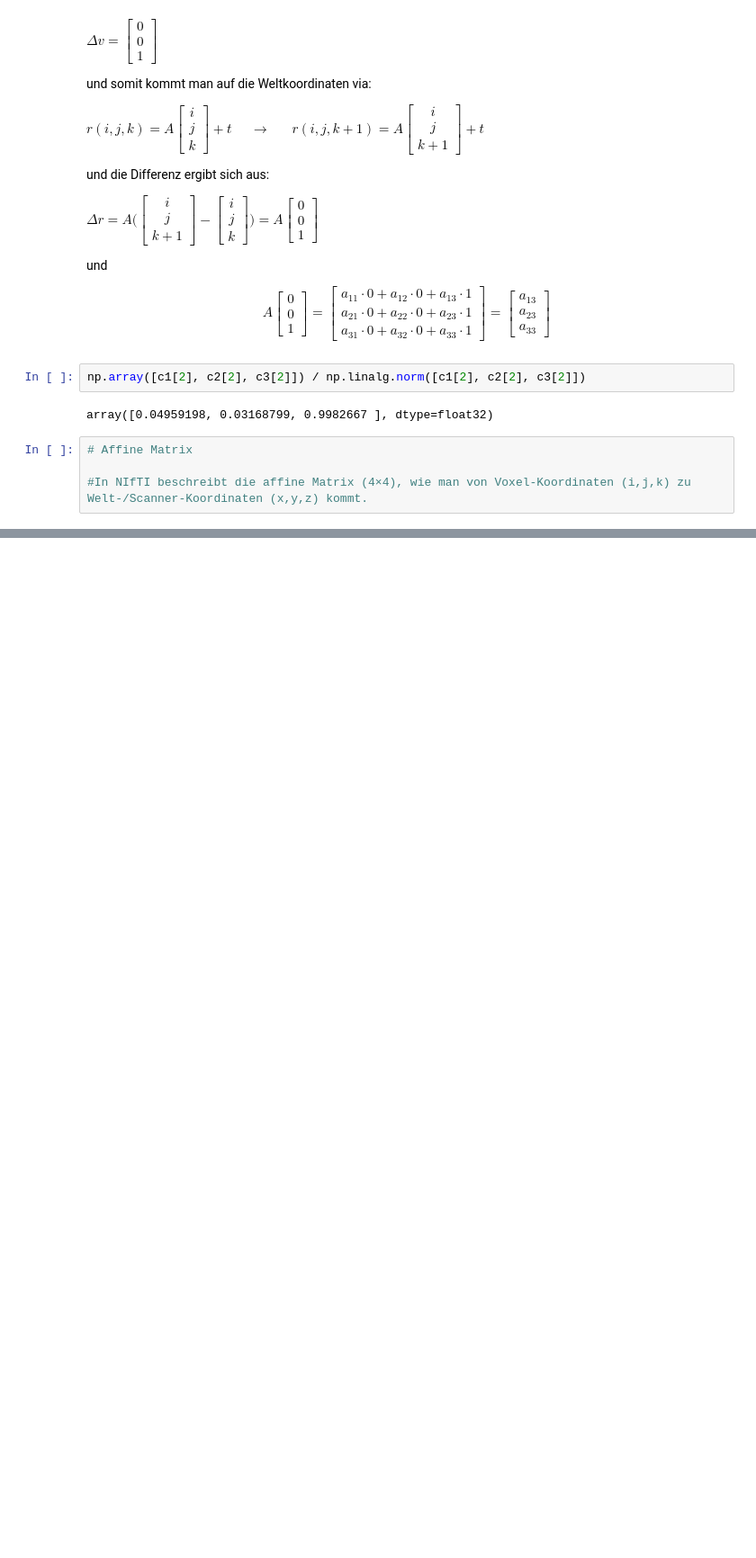
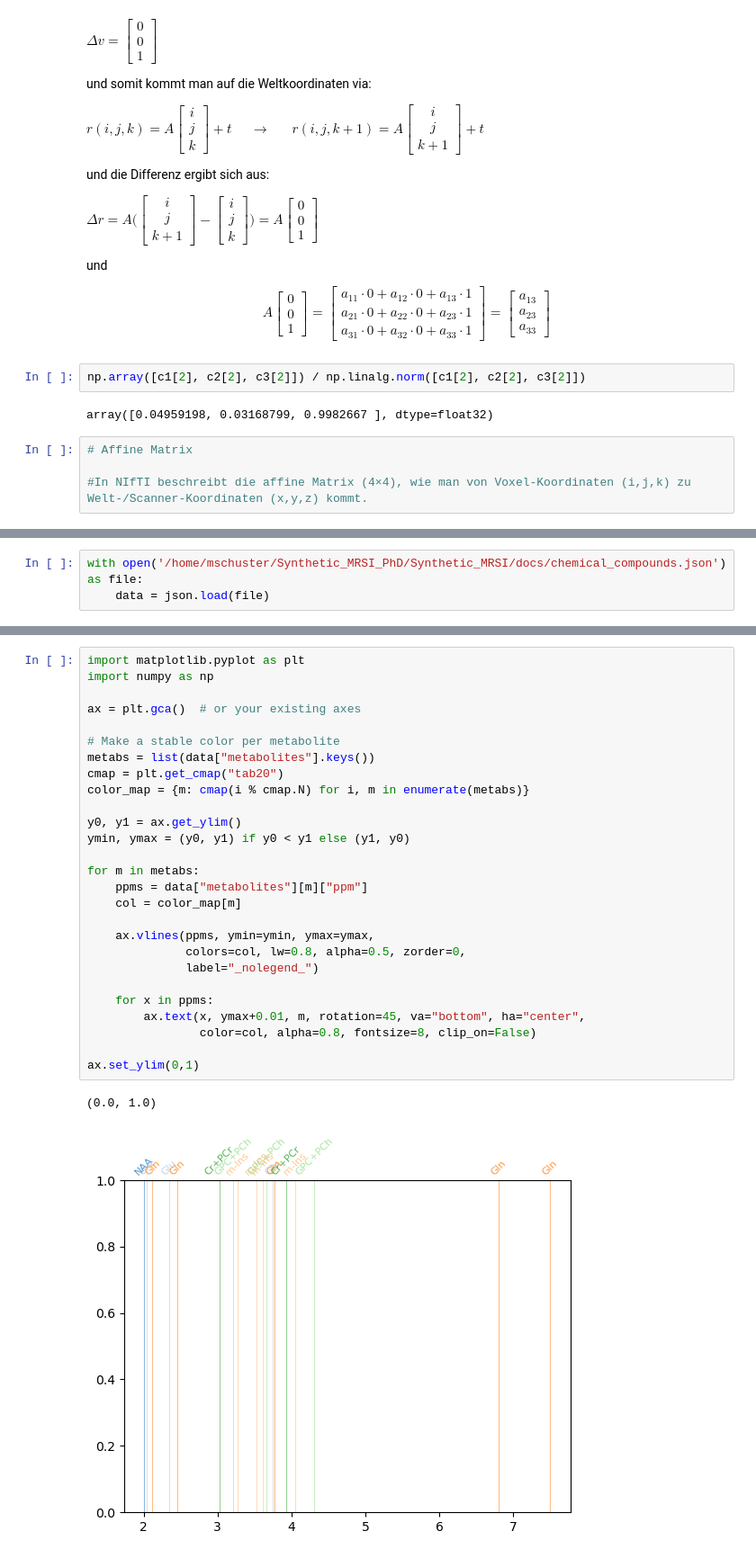
Before and after one commit to MRSI-HFMR-Group-Vienna/Synthetic_MRSI, a Jupyter notebook: code/Untitled.ipynb, the cells around one changed output, grey strips where cells are left out. Shown at 90% size. Drawn from its saved outputs; the diff is of its cells as text; blank space fills up the shorter version.

```diff
--- a/code/Untitled.ipynb
+++ b/code/Untitled.ipynb
@@ -189,0 +193,3 @@ array([0.04959198, 0.03168799, 0.9982667 ], dtype=float32)
+# %%
+with open('/home/mschuster/Synthetic_MRSI_PhD/Synthetic_MRSI/docs/chemical_compounds.json') as file:
+    data = json.load(file)
@@ -189,0 +206,30 @@ array([0.04959198, 0.03168799, 0.9982667 ], dtype=float32)
+# %%
+import matplotlib.pyplot as plt
+import numpy as np
+
+ax = plt.gca()  # or your existing axes
+
+# Make a stable color per metabolite
+metabs = list(data["metabolites"].keys())
+cmap = plt.get_cmap("tab20")
+color_map = {m: cmap(i % cmap.N) for i, m in enumerate(metabs)}
+
+y0, y1 = ax.get_ylim()
+ymin, ymax = (y0, y1) if y0 < y1 else (y1, y0)
+
+for m in metabs:
+    ppms = data["metabolites"][m]["ppm"]
+    col = color_map[m]
+
+    ax.vlines(ppms, ymin=ymin, ymax=ymax,
+              colors=col, lw=0.8, alpha=0.5, zorder=0,
+              label="_nolegend_")
+
+    for x in ppms:
+        ax.text(x, ymax+0.01, m, rotation=45, va="bottom", ha="center",
+                color=col, alpha=0.8, fontsize=8, clip_on=False)
+
+ax.set_ylim(0,1)
+# %% [output]
+(0.0, 1.0)
+[figure, added]
```
Also changed, not shown: parts of 11 cells of this notebook, 3 other files.
